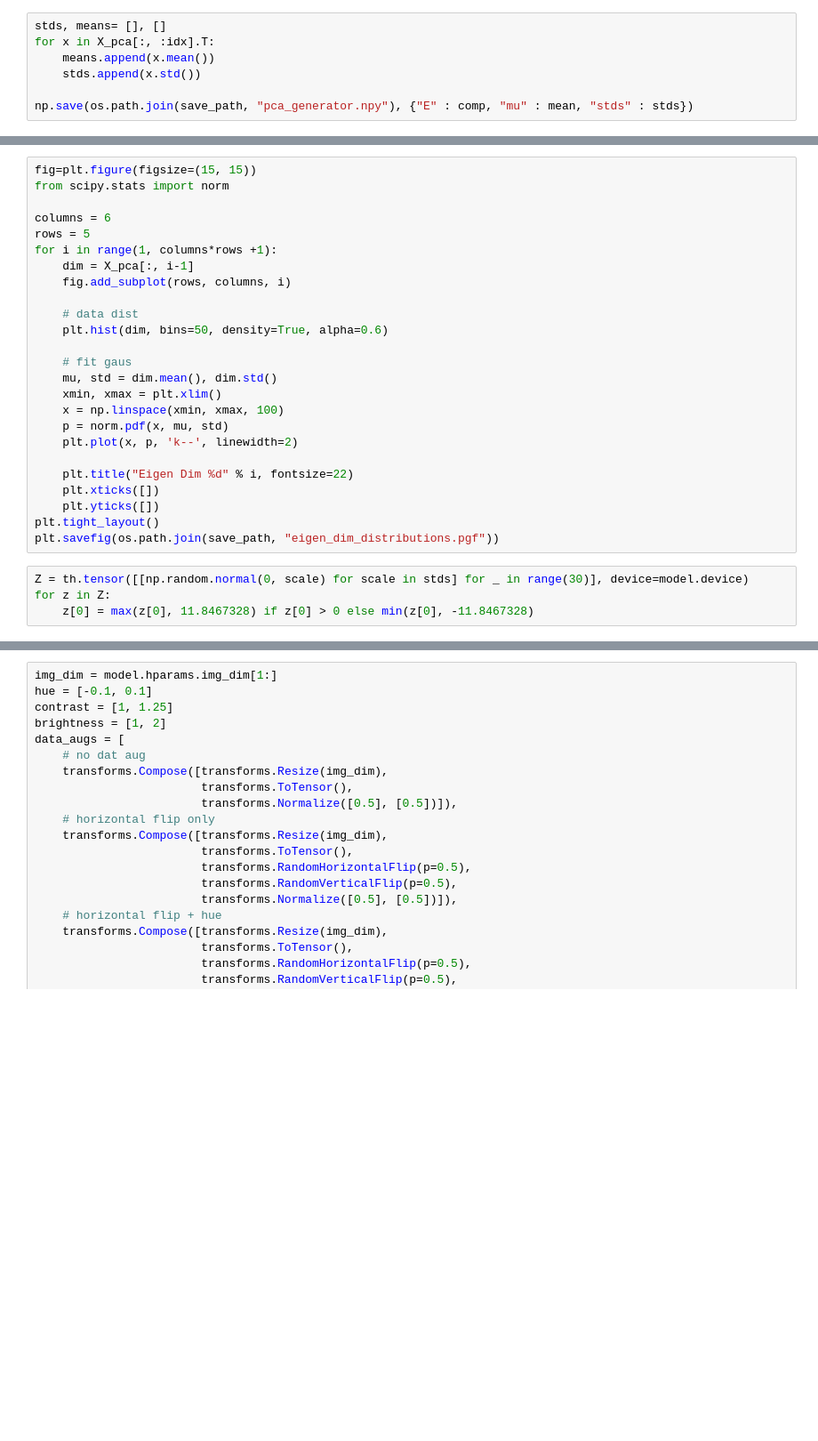
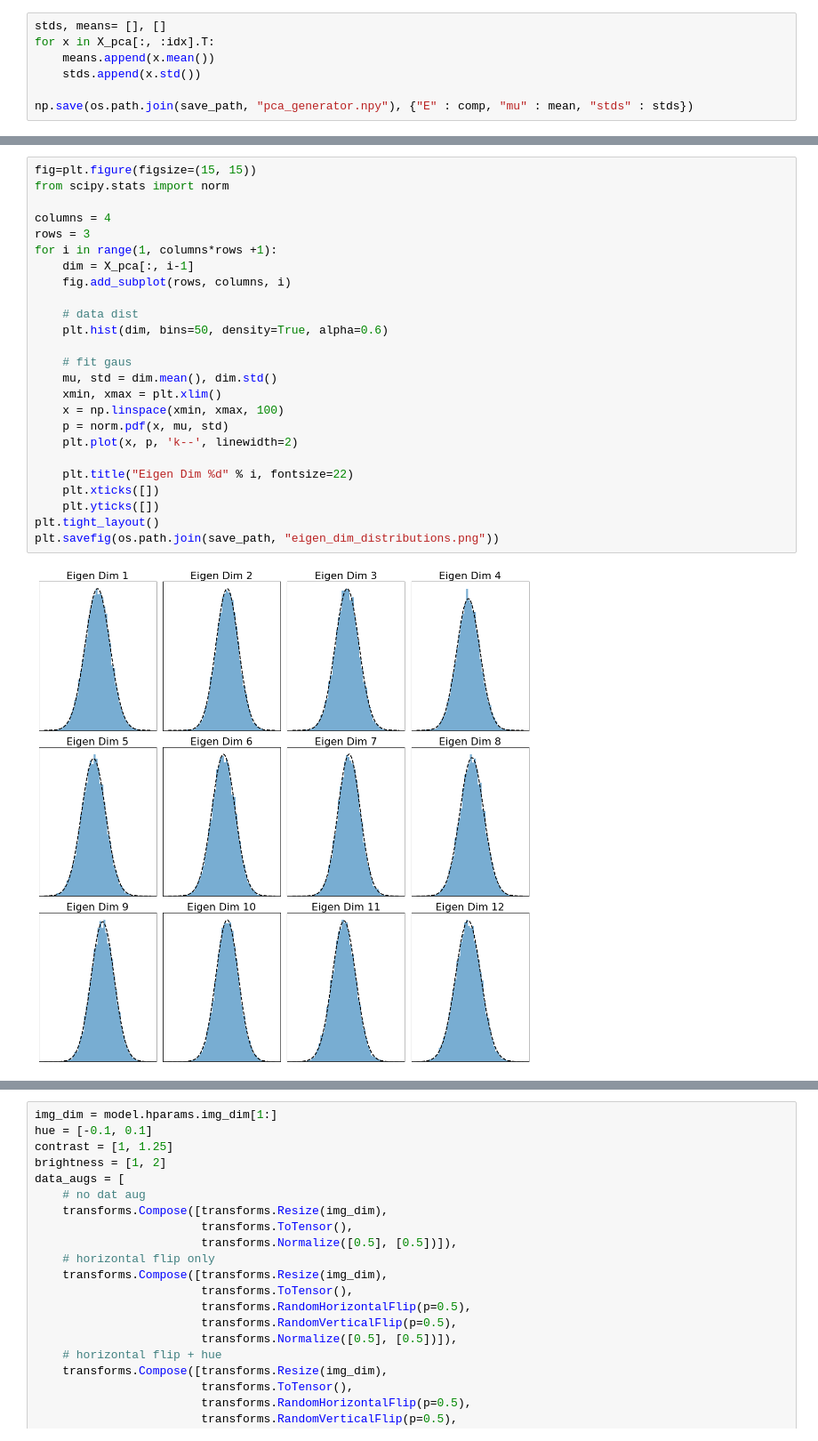
Before and after one commit to HCA97/Master-Thesis, a Jupyter notebook: GAN_space.ipynb, the cells around one changed output, grey strips where cells are left out. Shown at 89% size. Drawn from its saved outputs; the diff is of its cells as text; blank space fills up the shorter version.

```diff
--- a/GAN_space.ipynb
+++ b/GAN_space.ipynb
@@ -230,30 +141,28 @@ def explore_pca(gen, Z, idx, ratios):
 # %%
 fig=plt.figure(figsize=(15, 15))
 from scipy.stats import norm
 
-columns = 6
-rows = 5
+columns = 4
+rows = 3
 for i in range(1, columns*rows +1):
     dim = X_pca[:, i-1]
     fig.add_subplot(rows, columns, i)
 
     # data dist
     plt.hist(dim, bins=50, density=True, alpha=0.6)
 
     # fit gaus
     mu, std = dim.mean(), dim.std()
     xmin, xmax = plt.xlim()
     x = np.linspace(xmin, xmax, 100)
     p = norm.pdf(x, mu, std)
     plt.plot(x, p, 'k--', linewidth=2)
 
     plt.title("Eigen Dim %d" % i, fontsize=22)
     plt.xticks([])
     plt.yticks([])
 plt.tight_layout()
-plt.savefig(os.path.join(save_path, "eigen_dim_distributions.pgf"))
+plt.savefig(os.path.join(save_path, "eigen_dim_distributions.png"))
+# %% [output]
+[figure, added]
-# %%
-Z = th.tensor([[np.random.normal(0, scale) for scale in stds] for _ in range(30)], device=model.device)
-for z in Z:
-    z[0] = max(z[0], 11.8467328) if z[0] > 0 else min(z[0], -11.8467328)
 # %%
```
Also changed, not shown: parts of 31 cells of this notebook, 43 other files.
